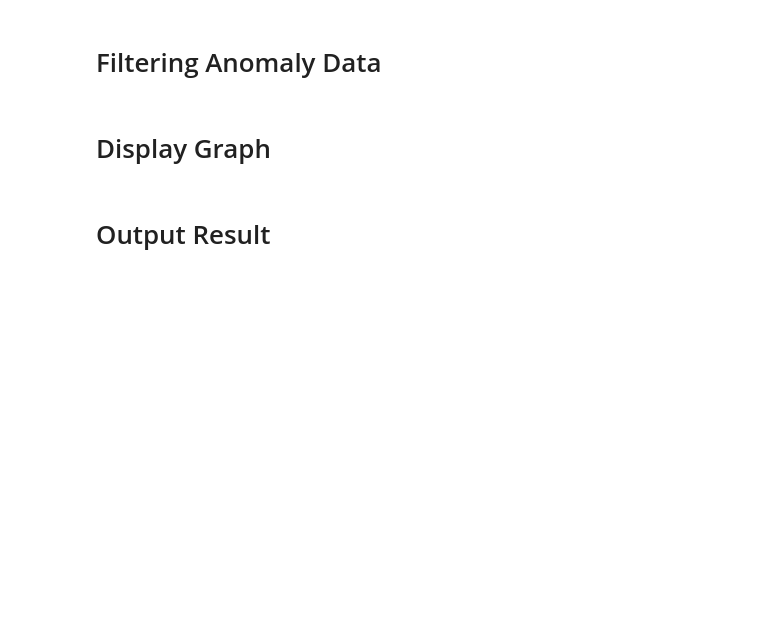
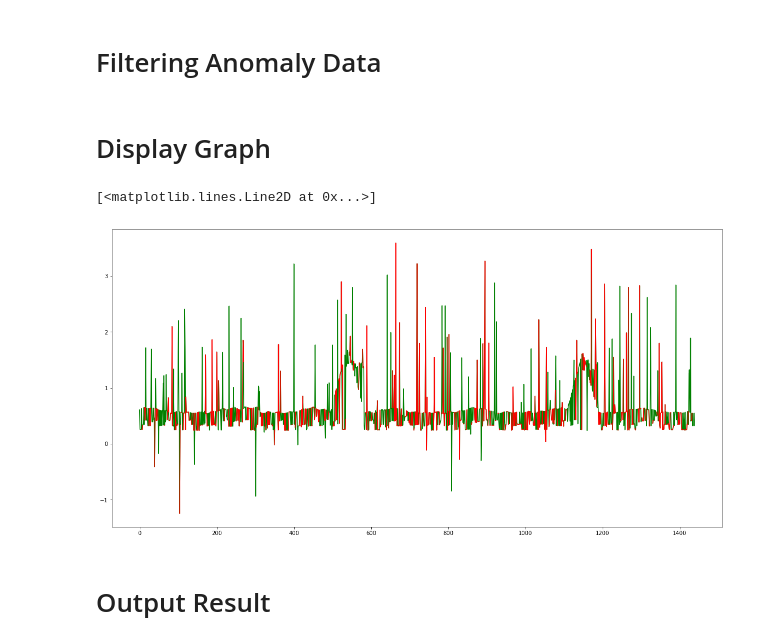
Before and after one commit to Janetx/PowerGrid, a Jupyter notebook: Anomaly-Window.ipynb, the cells around one changed output. Cells and saved outputs as stored; diff of their text form; code cells hidden in the pictures; blank space fills up the shorter version.

```diff
--- a/Anomaly-Window.ipynb
+++ b/Anomaly-Window.ipynb
@@ -123,14 +183,17 @@ test_features_anomaly[NotAnomolyBinary] = None
 # %%
 plt.figure(figsize=(20,10))
 
 # green is the original test data
 plt.plot(test_features, color='g')
 
 # blue is the train data
-plt.plot(train_state_seq, color='b')
+# plt.plot(train_state_seq, color='b')
 
 # red is the test data anomaly
 plt.plot(test_features_anomaly, color='r')
+# %% [output]
+[<matplotlib.lines.Line2D at 0x...>]
+[figure, added]
 # %% [markdown]
 # Output Result
 # %%
```
Also changed, not shown: parts of 9 cells of this notebook.
